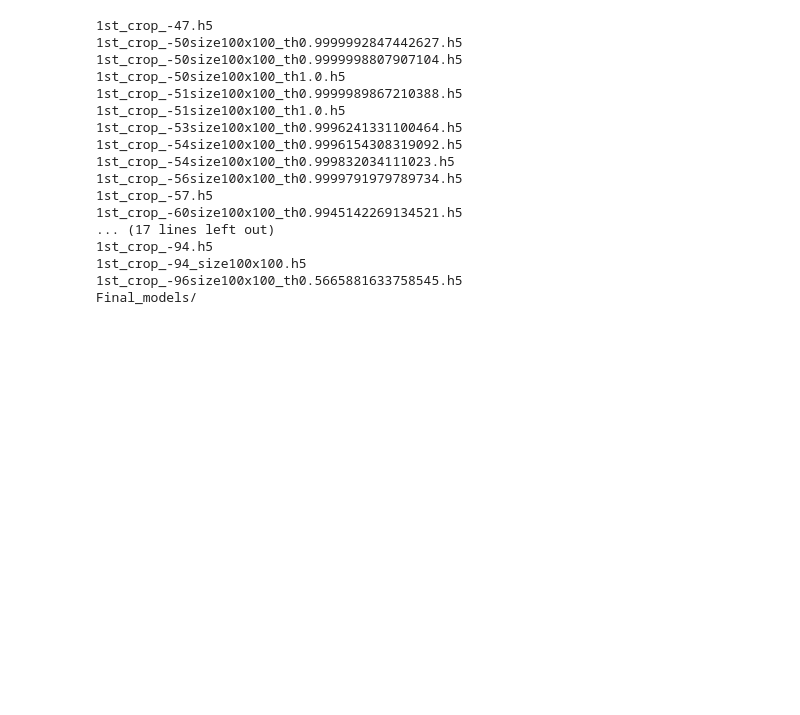
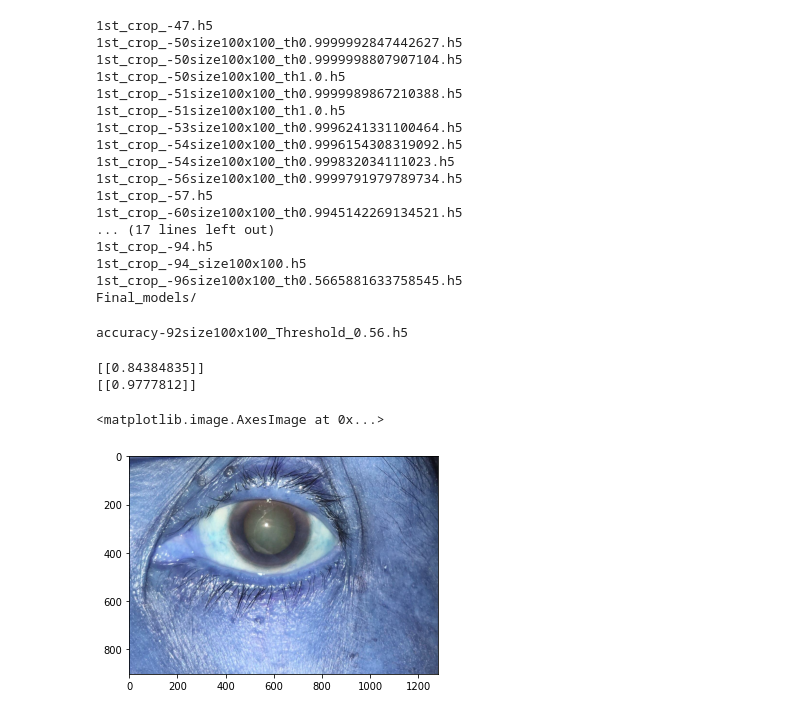
Before and after one commit to robretoarenal/TOV_DataAcquisition, a Jupyter notebook: ML_Cropped_images.ipynb, the cells around one changed output. Cells and saved outputs as stored; diff of their text form; code cells hidden in the pictures; blank space fills up the shorter version.

```diff
--- a/ML_Cropped_images.ipynb
+++ b/ML_Cropped_images.ipynb
@@ -538,3 +534,7 @@ Final_models/
 # %%
 model_name = '1st_crop_-53size100x100_th0.9996241331100464.h5'
 model = load_model(os.path.join(save_dir, model_name))
+# %%
+ls saved_models/Final_models
+# %% [output]
+accuracy-92size100x100_Threshold_0.56.h5
@@ -540,0 +545,18 @@ model = load_model(os.path.join(save_dir, model_name))
+# %%
+image11 = cv2.imread('/home/khaldoun/Desktop/TOV_DataAcquisition/MicrosoftTeams-image.png')
+image1 = cv2.resize(image11,(100,100))
+image22 = cv2.imread('/home/khaldoun/Downloads/MicrosoftTeams-image1.png')
+image2 = cv2.resize(image22,(100,100))
+# %%
+image1 = image1.reshape(1 ,100 , 100 , -1)
+print(model.predict(image1))
+image2 = image2.reshape(1 ,100 , 100 , -1)
+print(model.predict(image2))
+# %% [output]
+[[0.84384835]]
+[[0.9777812]]
+# %%
+plt.imshow(image11)
+# %% [output]
+<matplotlib.image.AxesImage at 0x...>
+[figure, added]
```
Also changed, not shown: parts of 4 cells of this notebook, 3 other files.
